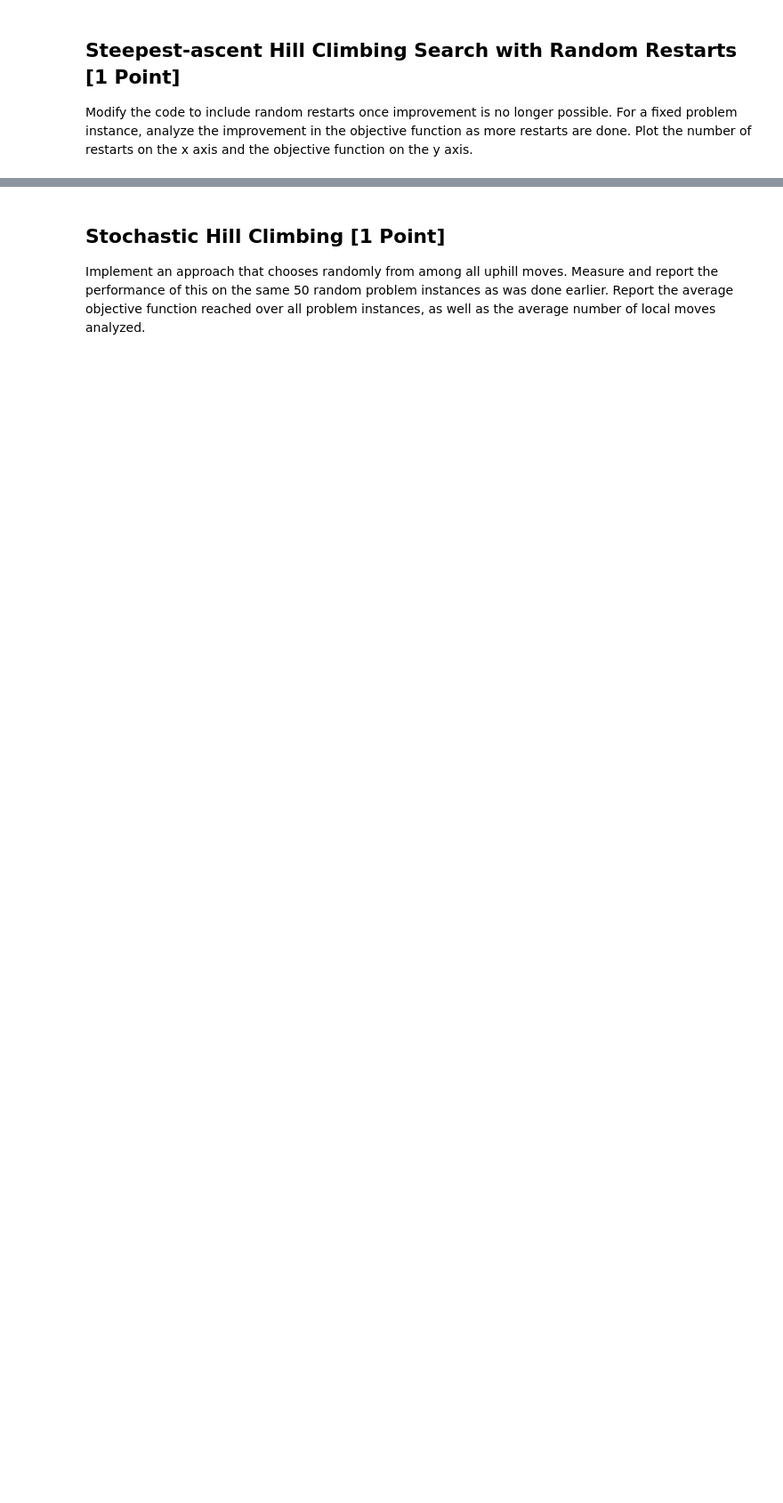
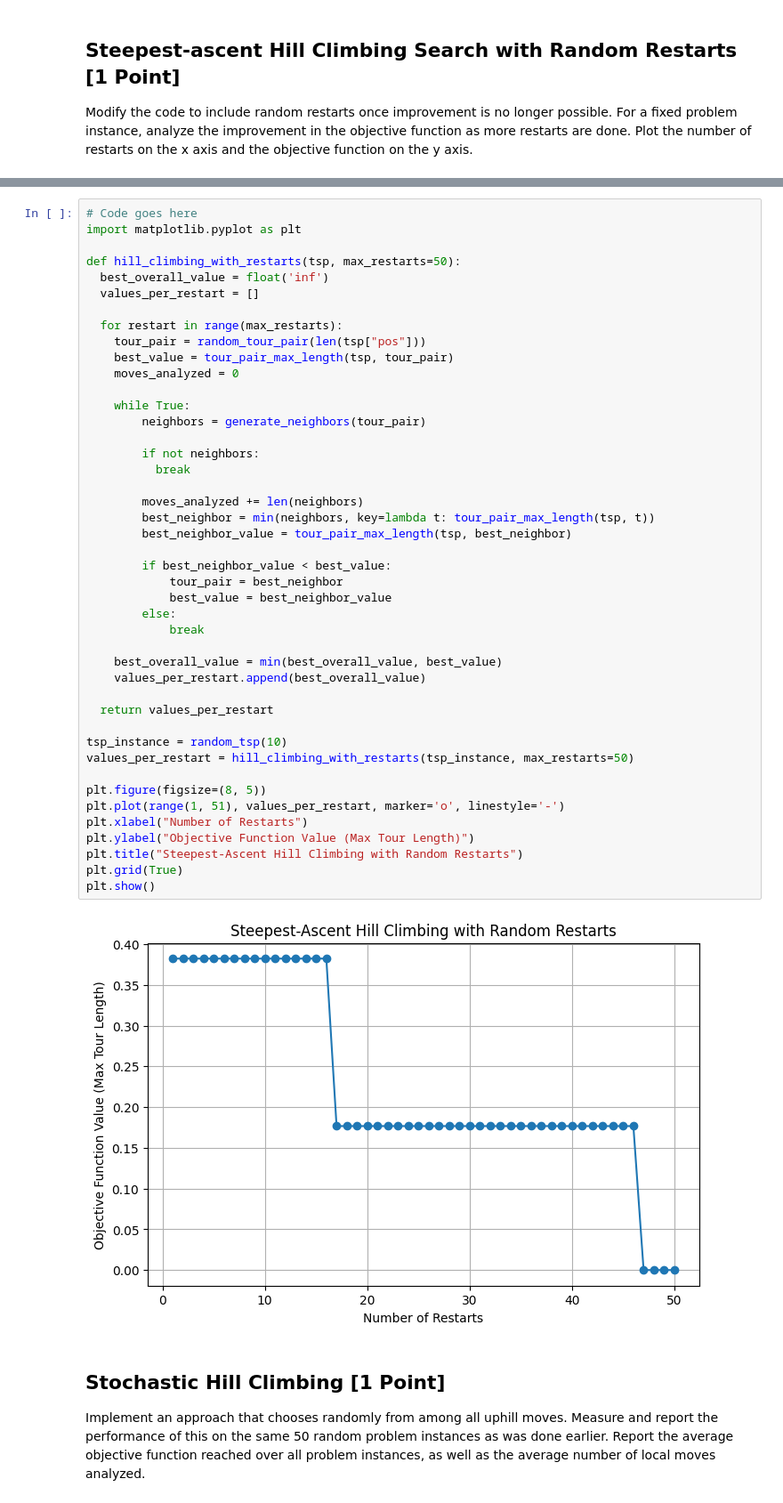
Before and after one commit to codlam26/CSE-352-HW, a Jupyter notebook: ComplexSearch/tsp2.ipynb, the cells around one changed output, grey strips where cells are left out. Shown at 89% size. Saved outputs shown, nothing was run; the diff lists cells and outputs as text; blank space fills up the shorter version.

```diff
--- a/ComplexSearch/tsp2.ipynb
+++ b/ComplexSearch/tsp2.ipynb
@@ -255,3 +252,49 @@ Modify the code to include random restarts once improvement is no longer possibl
+# %%
+# Code goes here
+import matplotlib.pyplot as plt
+
+def hill_climbing_with_restarts(tsp, max_restarts=50):
+  best_overall_value = float('inf')
+  values_per_restart = []
+
+  for restart in range(max_restarts):
+    tour_pair = random_tour_pair(len(tsp["pos"]))
+    best_value = tour_pair_max_length(tsp, tour_pair)
+    moves_analyzed = 0
+
+    while True:
+        neighbors = generate_neighbors(tour_pair)
+
+        if not neighbors:
+          break
+
+        moves_analyzed += len(neighbors)
+        best_neighbor = min(neighbors, key=lambda t: tour_pair_max_length(tsp, t))
+        best_neighbor_value = tour_pair_max_length(tsp, best_neighbor)
+
+        if best_neighbor_value < best_value:
+            tour_pair = best_neighbor
+            best_value = best_neighbor_value
+        else:
+            break
+
+    best_overall_value = min(best_overall_value, best_value)
+    values_per_restart.append(best_overall_value)
+
+  return values_per_restart
+
+tsp_instance = random_tsp(10)
+values_per_restart = hill_climbing_with_restarts(tsp_instance, max_restarts=50)
+
+plt.figure(figsize=(8, 5))
+plt.plot(range(1, 51), values_per_restart, marker='o', linestyle='-')
+plt.xlabel("Number of Restarts")
+plt.ylabel("Objective Function Value (Max Tour Length)")
+plt.title("Steepest-Ascent Hill Climbing with Random Restarts")
+plt.grid(True)
+plt.show()
+# %% [output]
+[figure, added]
 # %% [markdown]
 ## Stochastic Hill Climbing [1 Point]
 
```
Also changed, not shown: parts of 13 cells of this notebook.
